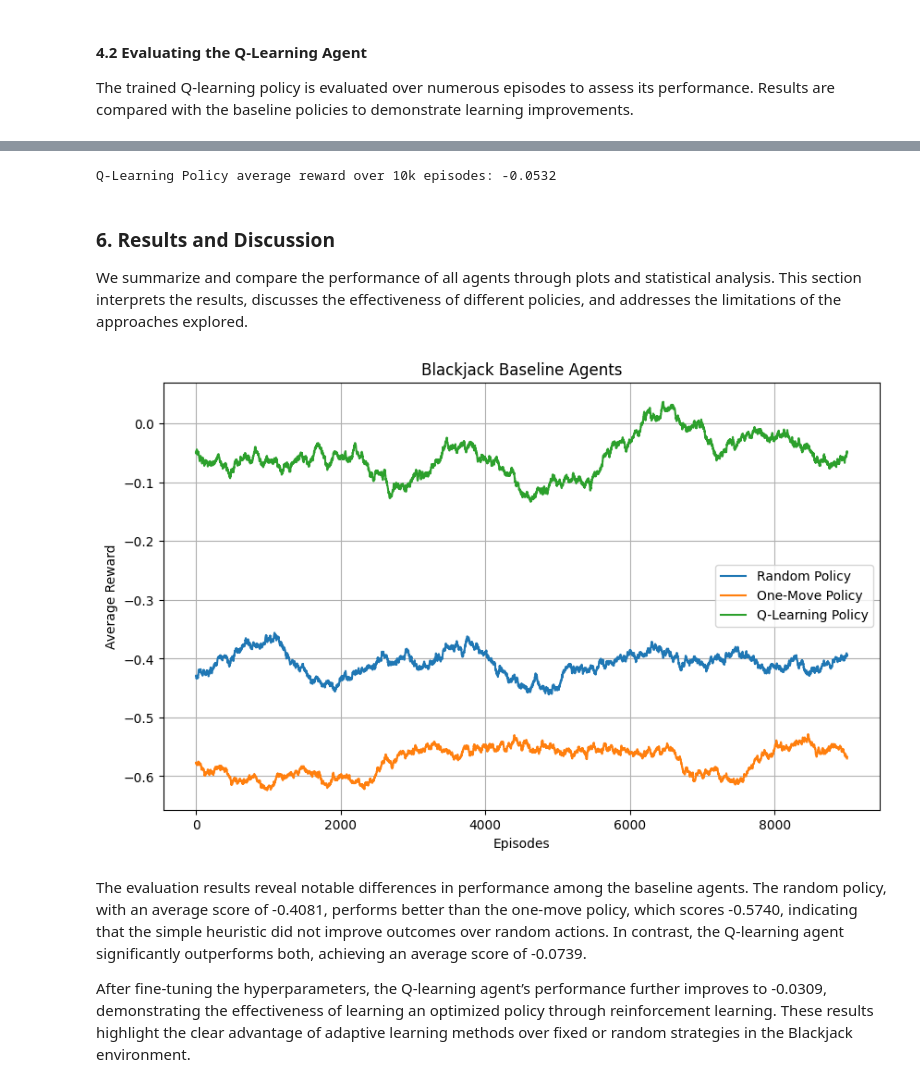
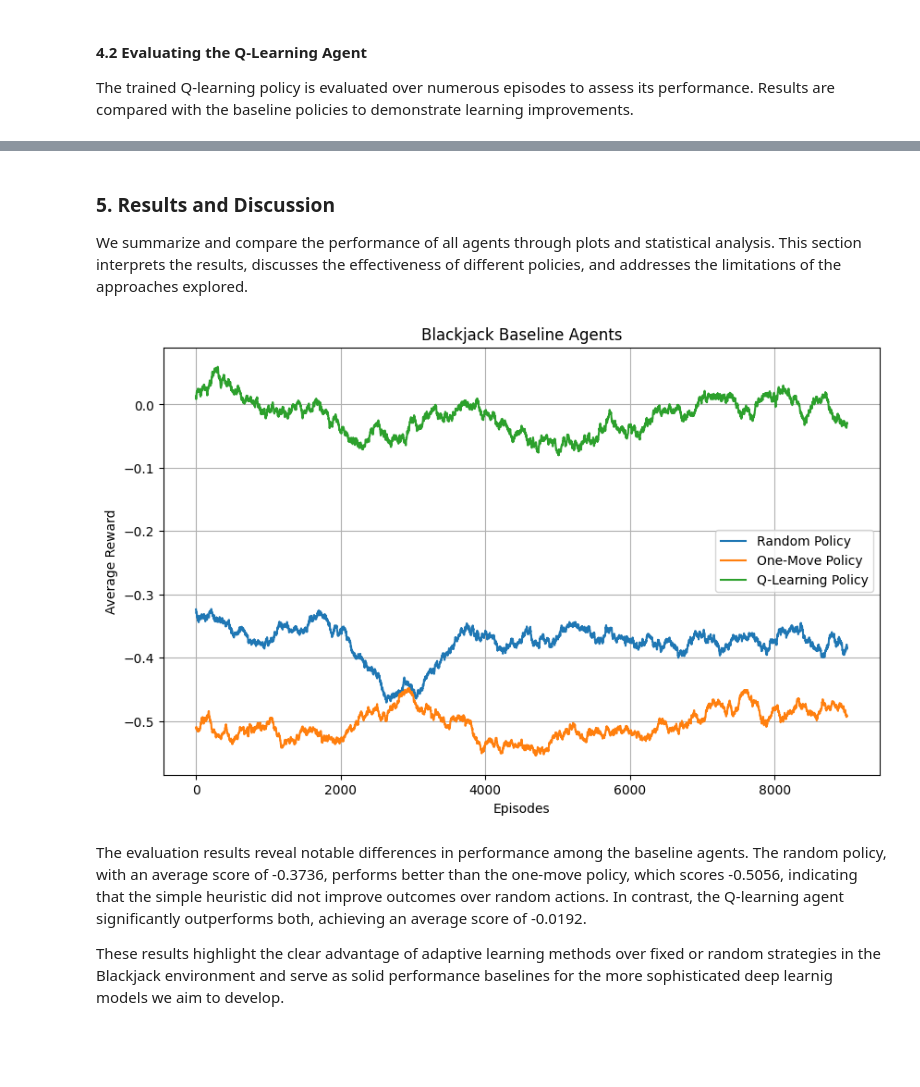
Before and after one commit to dafaqboomduck/NeuroJack, a Jupyter notebook: notebooks/baselines.ipynb, the cells around one changed output, grey strips where cells are left out. Cells and saved outputs as stored; diff of their text form; code cells hidden in the pictures; blank space fills up the shorter version.

```diff
--- a/notebooks/baselines.ipynb
+++ b/notebooks/baselines.ipynb
@@ -229,33 +247,0 @@ To optimize the Q-learning agent’s performance, we perform a grid search over
-# %%
-# Define the grid of hyperparameters to search
-alpha_values = [0.01, 0.05, 0.1, 0.2]        # Learning rates
-gamma_values = [0.7, 0.8, 0.9, 0.99]         # Discount factors
-epsilon_values = [0.1, 0.2, 0.4, 0.6]        # Exploration rates
-
-best_params = None       # To store the best (alpha, gamma, epsilon) combination
-best_reward = -np.inf    # Initialize best reward as negative infinity
-
-# Perform grid search over all combinations of alpha, gamma, and epsilon
-for alpha in alpha_values:
-    for gamma in gamma_values:
-        for epsilon in epsilon_values:
-            print(f"Training with alpha={alpha}, gamma={gamma}, epsilon={epsilon} ...")
-
-            # Train Q-learning agent with current hyperparameters
-            Q = train_q_agent(episodes=500_000, alpha=alpha, gamma=gamma, epsilon=epsilon)
-
-            # Evaluate the trained agent
-            rewards = evaluate_q_policy(Q, episodes=10000)
-            avg_reward = np.mean(rewards)
-
-            # Display performance for current hyperparameter setting
-            print(f"Avg reward: {avg_reward:.4f}")
-
-            # Update best parameters if current config performs better
-            if avg_reward > best_reward:
-                best_reward = avg_reward
-                best_params = (alpha, gamma, epsilon)
-
-# Print the best hyperparameter combination and its corresponding reward
-print(f"\nBest params: alpha={best_params[0]}, gamma={best_params[1]}, epsilon={best_params[2]}")
-print(f"Best average reward over 10k episodes: {best_reward:.4f}")
@@ -280,14 +248,5 @@ Best average reward over 10k episodes: -0.0309
-# %%
-# Train Q-learning agent
-Q_best = train_q_agent(episodes=500_000, alpha=0.05, gamma=0.99, epsilon=0.4)
-
-# Evaluate
-q_best_rewards = evaluate_q_policy(Q)
-print(f"Q-Learning Policy average reward over 10k episodes: {np.mean(q_best_rewards):.4f}")
-# %% [output]
-Q-Learning Policy average reward over 10k episodes: -0.0532
 # %% [markdown]
-### 6. Results and Discussion
+### 5. Results and Discussion
 
 We summarize and compare the performance of all agents through plots and statistical analysis. This section interprets the results, discusses the effectiveness of different policies, and addresses the limitations of the approaches explored.
 # %%
@@ -316,16 +275,16 @@ def plot_results(results_dict):
 # %%
 # Set the size of the figure for better visibility
 plt.figure(figsize=(10, 6))
 
 # Plot the performance of all agents using their respective reward histories
 plot_results({
     "Random Policy": random_rewards,         # Rewards from the random agent
     "One-Move Policy": one_move_rewards,     # Rewards from the fixed-rule agent
-    "Q-Learning Policy": q_best_rewards      # Rewards from the hypertuned Q-learning agent
+    "Q-Learning Policy": q_learning_rewards      # Rewards from the hypertuned Q-learning agent
 })
 # %% [output]
-[figure, old version]
+[figure, new version]
 # %% [markdown]
-The evaluation results reveal notable differences in performance among the baseline agents. The random policy, with an average score of -0.4081, performs better than the one-move policy, which scores -0.5740, indicating that the simple heuristic did not improve outcomes over random actions. In contrast, the Q-learning agent significantly outperforms both, achieving an average score of -0.0739.
+The evaluation results reveal notable differences in performance among the baseline agents. The random policy, with an average score of -0.3736, performs better than the one-move policy, which scores -0.5056, indicating that the simple heuristic did not improve outcomes over random actions. In contrast, the Q-learning agent significantly outperforms both, achieving an average score of -0.0192.
 
-After fine-tuning the hyperparameters, the Q-learning agent’s performance further improves to -0.0309, demonstrating the effectiveness of learning an optimized policy through reinforcement learning. These results highlight the clear advantage of adaptive learning methods over fixed or random strategies in the Blackjack environment.
+These results highlight the clear advantage of adaptive learning methods over fixed or random strategies in the Blackjack environment and serve as solid performance baselines for the more sophisticated deep learnig models we aim to develop.
```
Also changed, not shown: parts of 12 cells of this notebook.
